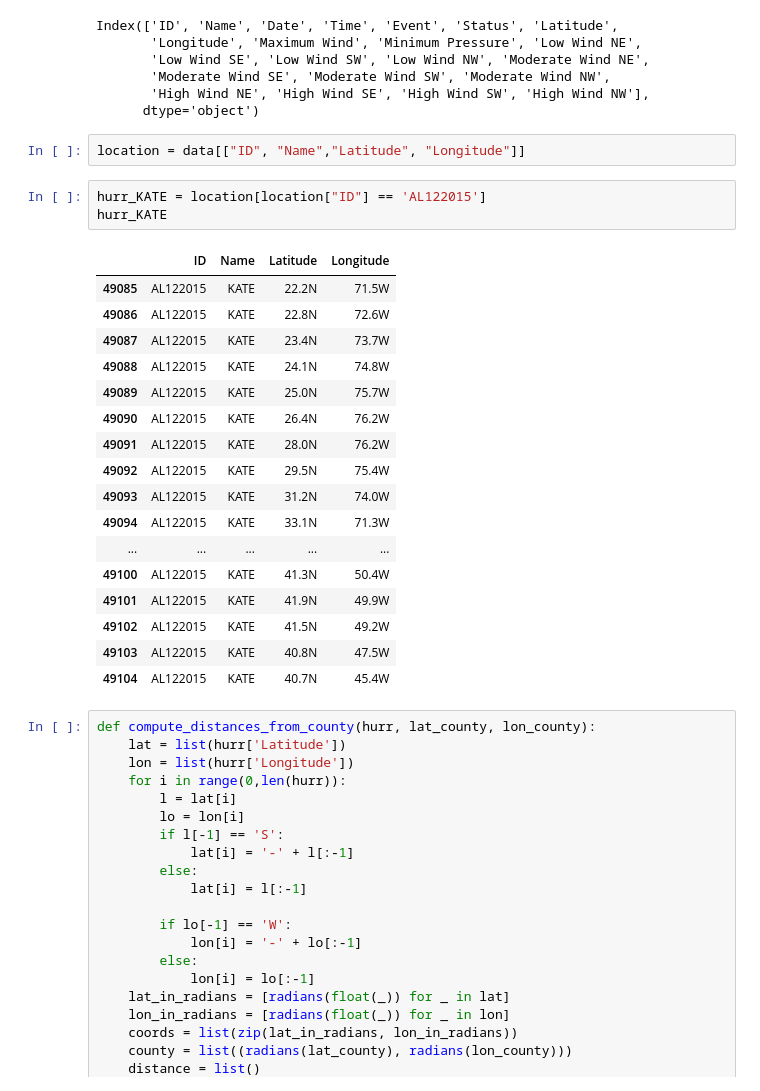
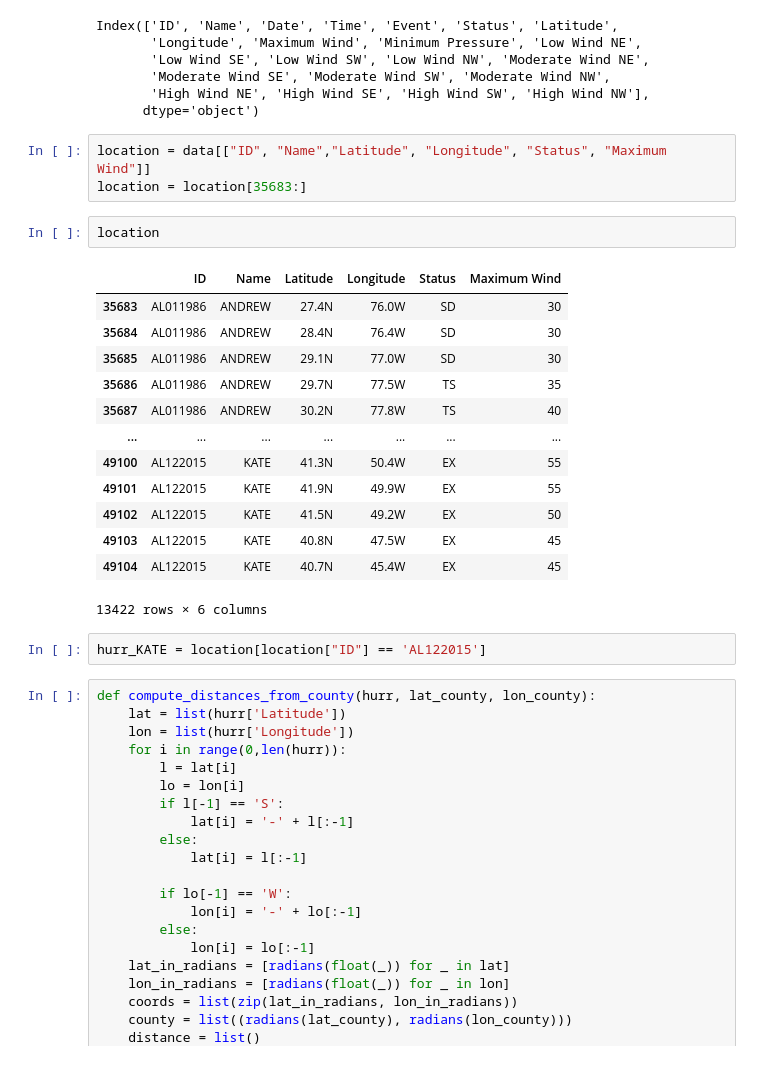
Before and after one commit to jacobduncan00/hackmit2021, a Jupyter notebook: python/hurricane_parsing.ipynb, the cells around one changed output. Drawn from its saved outputs; the diff is of its cells as text.

```diff
--- a/python/hurricane_parsing.ipynb
+++ b/python/hurricane_parsing.ipynb
@@ -18,28 +18,26 @@ Index(['ID', 'Name', 'Date', 'Time', 'Event', 'Status', 'Latitude',
        'High Wind NE', 'High Wind SE', 'High Wind SW', 'High Wind NW'],
       dtype='object')
 # %%
-location = data[["ID", "Name","Latitude", "Longitude"]]
+location = data[["ID", "Name","Latitude", "Longitude", "Status", "Maximum Wind"]]
+location = location[35683:]
+# %%
+location
+# %% [output]
+|  | ID | Name | Latitude | Longitude | Status | Maximum Wind |
+| 35683 | AL011986 | ANDREW | 27.4N | 76.0W | SD | 30 |
+| 35684 | AL011986 | ANDREW | 28.4N | 76.4W | SD | 30 |
+| 35685 | AL011986 | ANDREW | 29.1N | 77.0W | SD | 30 |
+| 35686 | AL011986 | ANDREW | 29.7N | 77.5W | TS | 35 |
+| 35687 | AL011986 | ANDREW | 30.2N | 77.8W | TS | 40 |
+| ... | ... | ... | ... | ... | ... | ... |
+| 49100 | AL122015 | KATE | 41.3N | 50.4W | EX | 55 |
+| 49101 | AL122015 | KATE | 41.9N | 49.9W | EX | 55 |
+| 49102 | AL122015 | KATE | 41.5N | 49.2W | EX | 50 |
+| 49103 | AL122015 | KATE | 40.8N | 47.5W | EX | 45 |
+| 49104 | AL122015 | KATE | 40.7N | 45.4W | EX | 45 |
+13422 rows × 6 columns
 # %%
 hurr_KATE = location[location["ID"] == 'AL122015']
-hurr_KATE
-# %% [output]
-|  | ID | Name | Latitude | Longitude |
-| 49085 | AL122015 | KATE | 22.2N | 71.5W |
-| 49086 | AL122015 | KATE | 22.8N | 72.6W |
-| 49087 | AL122015 | KATE | 23.4N | 73.7W |
-| 49088 | AL122015 | KATE | 24.1N | 74.8W |
-| 49089 | AL122015 | KATE | 25.0N | 75.7W |
-| 49090 | AL122015 | KATE | 26.4N | 76.2W |
-| 49091 | AL122015 | KATE | 28.0N | 76.2W |
-| 49092 | AL122015 | KATE | 29.5N | 75.4W |
-| 49093 | AL122015 | KATE | 31.2N | 74.0W |
-| 49094 | AL122015 | KATE | 33.1N | 71.3W |
-| ... | ... | ... | ... | ... |
-| 49100 | AL122015 | KATE | 41.3N | 50.4W |
-| 49101 | AL122015 | KATE | 41.9N | 49.9W |
-| 49102 | AL122015 | KATE | 41.5N | 49.2W |
-| 49103 | AL122015 | KATE | 40.8N | 47.5W |
-| 49104 | AL122015 | KATE | 40.7N | 45.4W |
 # %%
 def compute_distances_from_county(hurr, lat_county, lon_county):
     lat = list(hurr['Latitude'])
```
Also changed, not shown: parts of 16 cells of this notebook, 27 other files.
